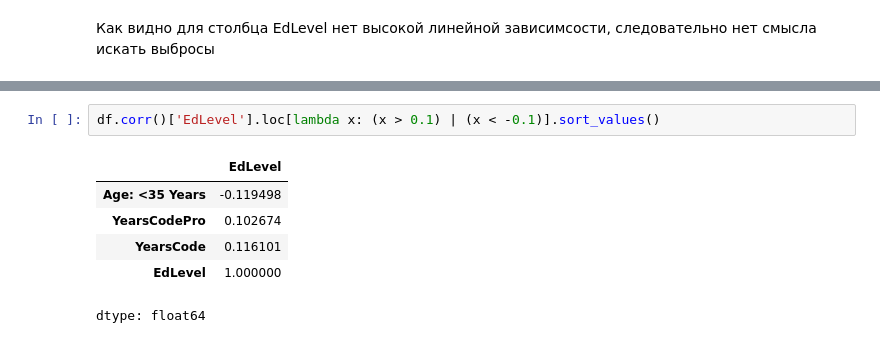
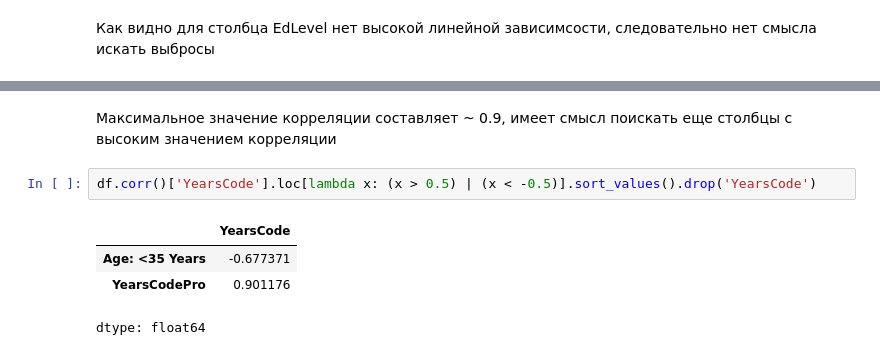
Before and after one commit to Den9p/MO_2, a Jupyter notebook: Кувшанов,_Поляруш,_Чепак_ТюмГУ_МО2_ДЗ_1.ipynb, the cells around one changed output, grey strips where cells are left out. Cells and saved outputs as stored; diff of their text form.

```diff
--- a/Кувшанов,_Поляруш,_Чепак_ТюмГУ_МО2_ДЗ_1.ipynb
+++ b/Кувшанов,_Поляруш,_Чепак_ТюмГУ_МО2_ДЗ_1.ipynb
@@ -374,9 +381,9 @@ Age: <35 Years
+# %% [markdown]
+Максимальное значение корреляции составляет ~ 0.9, имеет смысл поискать еще столбцы с высоким значением корреляции
 # %%
-df.corr()['EdLevel'].loc[lambda x: (x > 0.1) | (x < -0.1)].sort_values()
+df.corr()['YearsCode'].loc[lambda x: (x > 0.5) | (x < -0.5)].sort_values().drop('YearsCode')
 # %% [output]
-|  | EdLevel |
-| Age: <35 Years | -0.119498 |
-| YearsCodePro | 0.102674 |
-| YearsCode | 0.116101 |
-| EdLevel | 1.000000 |
+|  | YearsCode |
+| Age: <35 Years | -0.677371 |
+| YearsCodePro | 0.901176 |
 dtype: float64
```
Also changed, not shown: parts of 6 cells of this notebook.
